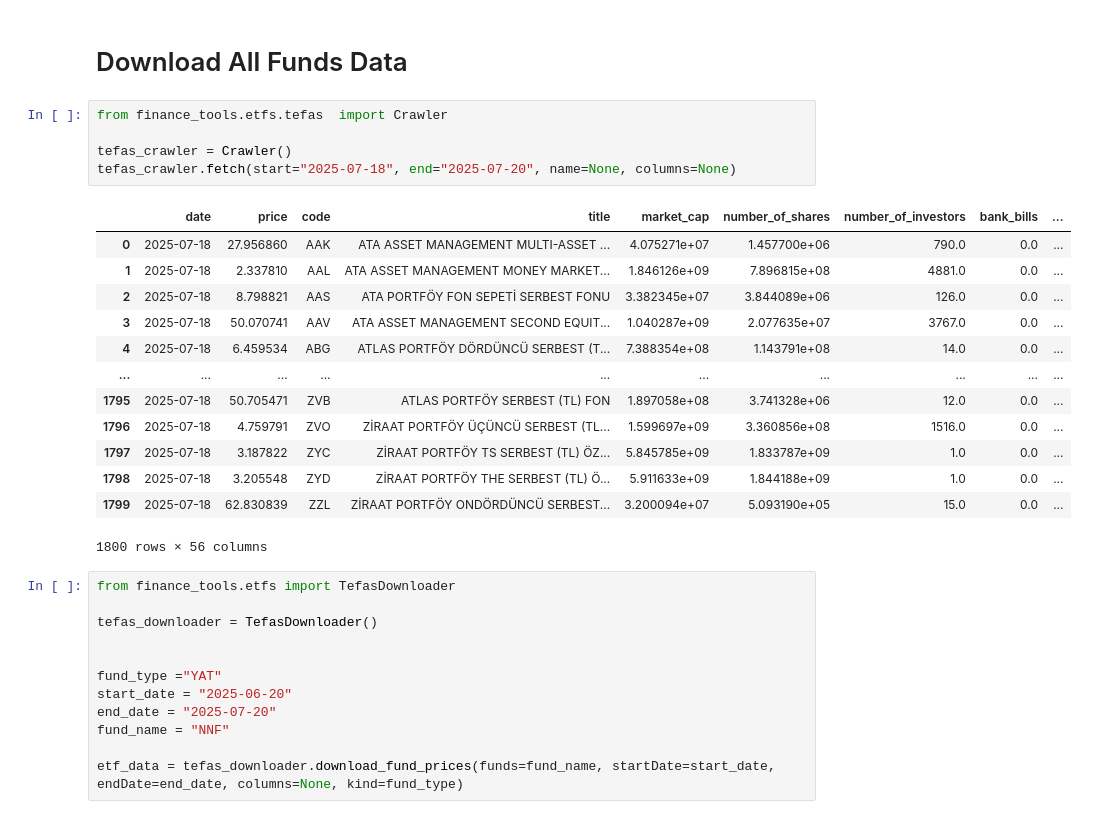
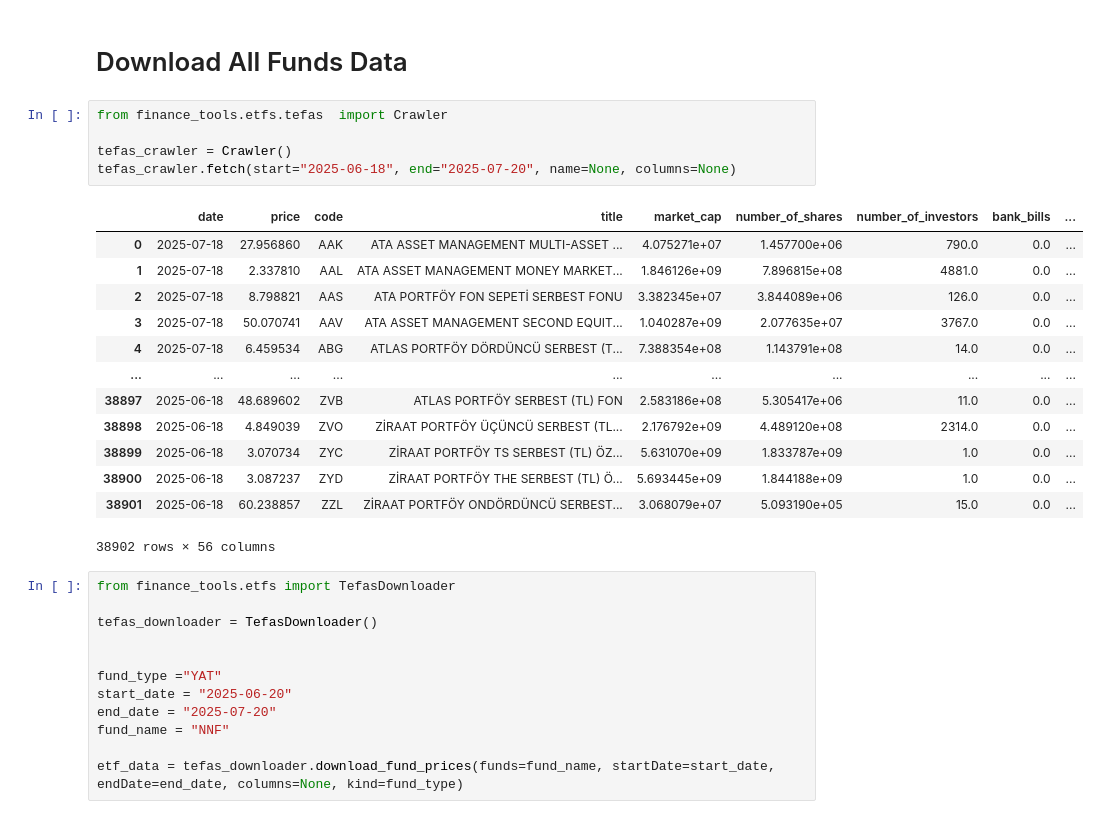
Before and after one commit to MurselTasgin/finance_tools, a Jupyter notebook: finance_tools/stocks/examples/tefas_crawler.ipynb, the cells around one changed output. Saved outputs shown, nothing was run; the diff lists cells and outputs as text.

```diff
--- a/finance_tools/stocks/examples/tefas_crawler.ipynb
+++ b/finance_tools/stocks/examples/tefas_crawler.ipynb
@@ -29,22 +29,22 @@ tefas_crawler.fetch(start="2025-06-20", end="2025-07-20", name="NNF", columns=No
 # %%
 from finance_tools.etfs.tefas  import Crawler
 
 tefas_crawler = Crawler()
-tefas_crawler.fetch(start="2025-07-18", end="2025-07-20", name=None, columns=None)
+tefas_crawler.fetch(start="2025-06-18", end="2025-07-20", name=None, columns=None)
 # %% [output]
 |  | date | price | code | title | market_cap | number_of_shares | number_of_investors | bank_bills | ... |
 | 0 | 2025-07-18 | 27.956860 | AAK | ATA ASSET MANAGEMENT MULTI-ASSET ... | 4.075271e+07 | 1.457700e+06 | 790.0 | 0.0 | ... |
 | 1 | 2025-07-18 | 2.337810 | AAL | ATA ASSET MANAGEMENT MONEY MARKET... | 1.846126e+09 | 7.896815e+08 | 4881.0 | 0.0 | ... |
 | 2 | 2025-07-18 | 8.798821 | AAS | ATA PORTFÖY FON SEPETİ SERBEST FONU | 3.382345e+07 | 3.844089e+06 | 126.0 | 0.0 | ... |
 | 3 | 2025-07-18 | 50.070741 | AAV | ATA ASSET MANAGEMENT SECOND EQUIT... | 1.040287e+09 | 2.077635e+07 | 3767.0 | 0.0 | ... |
 | 4 | 2025-07-18 | 6.459534 | ABG | ATLAS PORTFÖY DÖRDÜNCÜ SERBEST (T... | 7.388354e+08 | 1.143791e+08 | 14.0 | 0.0 | ... |
 | ... | ... | ... | ... | ... | ... | ... | ... | ... | ... |
-| 1795 | 2025-07-18 | 50.705471 | ZVB | ATLAS PORTFÖY SERBEST (TL) FON | 1.897058e+08 | 3.741328e+06 | 12.0 | 0.0 | ... |
-| 1796 | 2025-07-18 | 4.759791 | ZVO | ZİRAAT PORTFÖY ÜÇÜNCÜ SERBEST (TL... | 1.599697e+09 | 3.360856e+08 | 1516.0 | 0.0 | ... |
-| 1797 | 2025-07-18 | 3.187822 | ZYC | ZİRAAT PORTFÖY TS SERBEST (TL) ÖZ... | 5.845785e+09 | 1.833787e+09 | 1.0 | 0.0 | ... |
-| 1798 | 2025-07-18 | 3.205548 | ZYD | ZİRAAT PORTFÖY THE SERBEST (TL) Ö... | 5.911633e+09 | 1.844188e+09 | 1.0 | 0.0 | ... |
-| 1799 | 2025-07-18 | 62.830839 | ZZL | ZİRAAT PORTFÖY ONDÖRDÜNCÜ SERBEST... | 3.200094e+07 | 5.093190e+05 | 15.0 | 0.0 | ... |
+| 38897 | 2025-06-18 | 48.689602 | ZVB | ATLAS PORTFÖY SERBEST (TL) FON | 2.583186e+08 | 5.305417e+06 | 11.0 | 0.0 | ... |
+| 38898 | 2025-06-18 | 4.849039 | ZVO | ZİRAAT PORTFÖY ÜÇÜNCÜ SERBEST (TL... | 2.176792e+09 | 4.489120e+08 | 2314.0 | 0.0 | ... |
+| 38899 | 2025-06-18 | 3.070734 | ZYC | ZİRAAT PORTFÖY TS SERBEST (TL) ÖZ... | 5.631070e+09 | 1.833787e+09 | 1.0 | 0.0 | ... |
+| 38900 | 2025-06-18 | 3.087237 | ZYD | ZİRAAT PORTFÖY THE SERBEST (TL) Ö... | 5.693445e+09 | 1.844188e+09 | 1.0 | 0.0 | ... |
+| 38901 | 2025-06-18 | 60.238857 | ZZL | ZİRAAT PORTFÖY ONDÖRDÜNCÜ SERBEST... | 3.068079e+07 | 5.093190e+05 | 15.0 | 0.0 | ... |
-1800 rows × 56 columns
+38902 rows × 56 columns
 # %%
 from finance_tools.etfs import TefasDownloader
 
```
Also changed, not shown: 52 other files.
